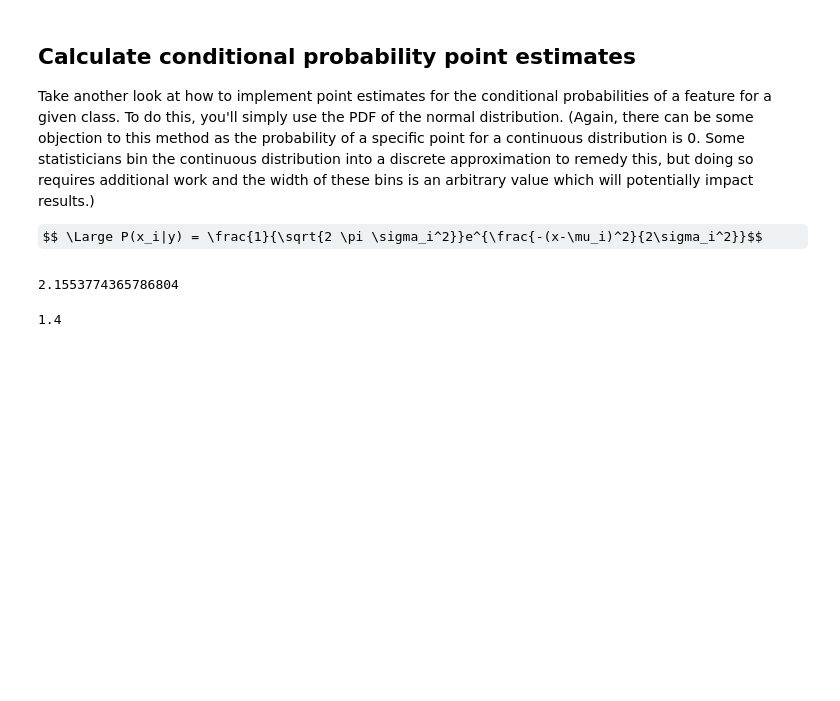
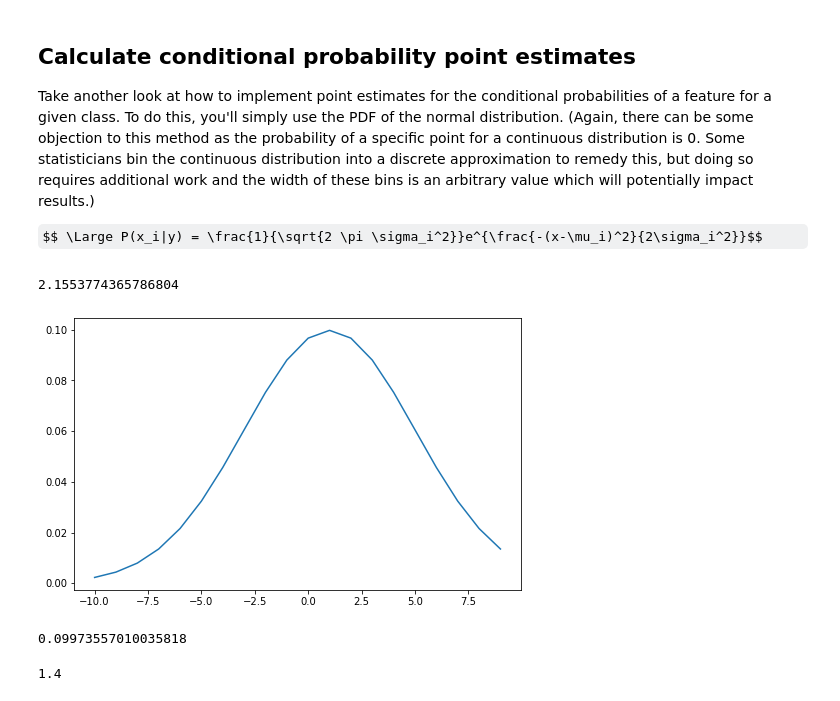
Before and after one commit to poariston/dsc-gaussian-naive-bayes-online-ds-sp-000, a Jupyter notebook: index.ipynb, the cells around one changed output. Cells and saved outputs as stored; diff of their text form; code cells hidden in the pictures; some formulas as TeX source; blank space fills up the shorter version.

```diff
--- a/index.ipynb
+++ b/index.ipynb
@@ -171,6 +172,22 @@ def p_x_given_class(obs_row, feature, class_):
 p_x_given_class(0, 'petal length (cm)', 0)
 # %% [output]
 2.1553774365786804
+# %%
+xlist=[]
+y=[]
+for x in range(-10,10):
+    xlist.append(x)
+    y.append(stats.norm.pdf(x, loc=1, scale=4))
+
+import matplotlib.pyplot as plt
+
+plt.figure(figsize=(8,5))
+plt.plot(xlist,y)
+plt.show()
+max(y)
+# %% [output]
+[figure, added]
+0.09973557010035818
 # %%
 p_x_given_class(obs_row=0, feature = 'petal length (cm)', class_ =0)
 p_x_given_class(obs_row=0, feature = 'petal length (cm)', class_ =1)
```
Also changed, not shown: parts of 11 cells of this notebook.
